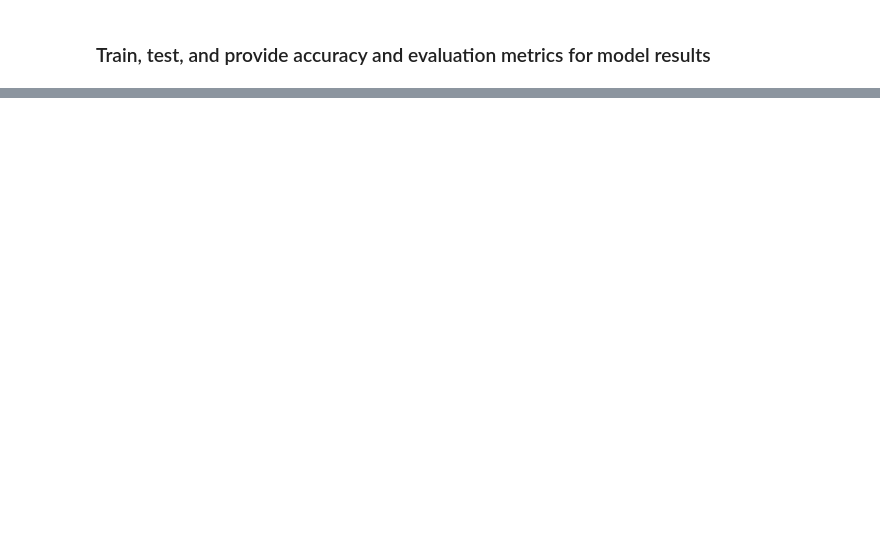
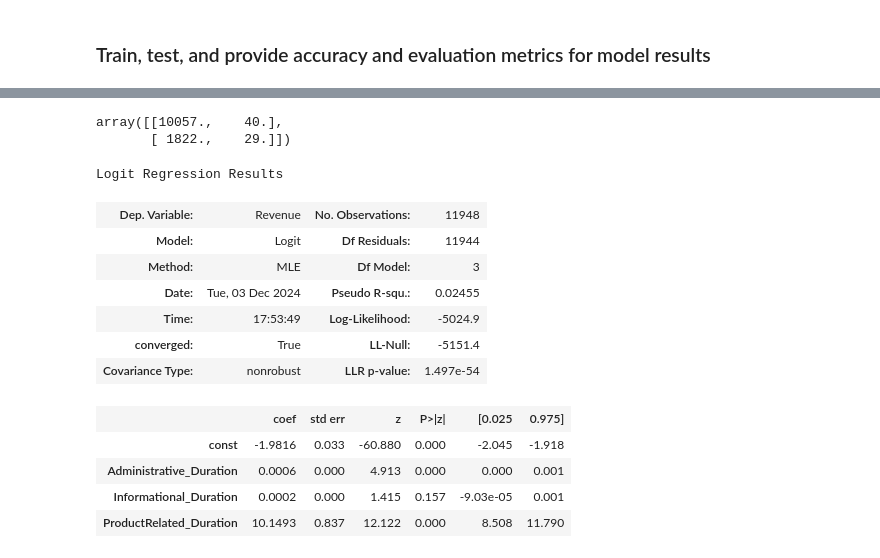
Before and after one commit to darth-franky/Applied-Data-Science, a Jupyter notebook: e_commerce_dataset.ipynb, the cells around one changed output, grey strips where cells are left out. Drawn from its saved outputs; the diff is of its cells as text; code cells hidden in the pictures; blank space fills up the shorter version.

```diff
--- a/e_commerce_dataset.ipynb
+++ b/e_commerce_dataset.ipynb
@@ -421,0 +468,9 @@ Confusion matrix:
+# %%
+logr = linear_model.LogisticRegression()
+logr.fit(X,y)
+
+# Converting coefficients of the logistic regression model into odds for better understanding
+log_odds = logr.coef_
+odds = np.exp(log_odds)
+
+print(odds)
@@ -421,0 +479,6 @@ Confusion matrix:
+# %%
+# Obtaining the values of the coefficients for the logistic model.
+X = sm.add_constant(X)
+model = sm.Logit(y, X)
+result = model.fit(method='newton')
+result.params
@@ -421,0 +494,23 @@ Confusion matrix:
+# %%
+# Obtaining the confusion matrix for the predictive model on the test dataset. There are 84.66% true positives and
+# 42% true negatives.
+result.pred_table()
+# %% [output]
+array([[10057.,    40.],
+       [ 1822.,    29.]])
+# %%
+result.summary()
+# %% [output]
+Logit Regression Results
+| Dep. Variable: | Revenue | No. Observations: | 11948 |
+| Model: | Logit | Df Residuals: | 11944 |
+| Method: | MLE | Df Model: | 3 |
+| Date: | Tue, 03 Dec 2024 | Pseudo R-squ.: | 0.02455 |
+| Time: | 17:53:49 | Log-Likelihood: | -5024.9 |
+| converged: | True | LL-Null: | -5151.4 |
+| Covariance Type: | nonrobust | LLR p-value: | 1.497e-54 |
+|  | coef | std err | z | P>|z| | [0.025 | 0.975] |
+| const | -1.9816 | 0.033 | -60.880 | 0.000 | -2.045 | -1.918 |
+| Administrative_Duration | 0.0006 | 0.000 | 4.913 | 0.000 | 0.000 | 0.001 |
+| Informational_Duration | 0.0002 | 0.000 | 1.415 | 0.157 | -9.03e-05 | 0.001 |
+| ProductRelated_Duration | 10.1493 | 0.837 | 12.122 | 0.000 | 8.508 | 11.790 |
```
Also changed, not shown: parts of 18 cells of this notebook.
